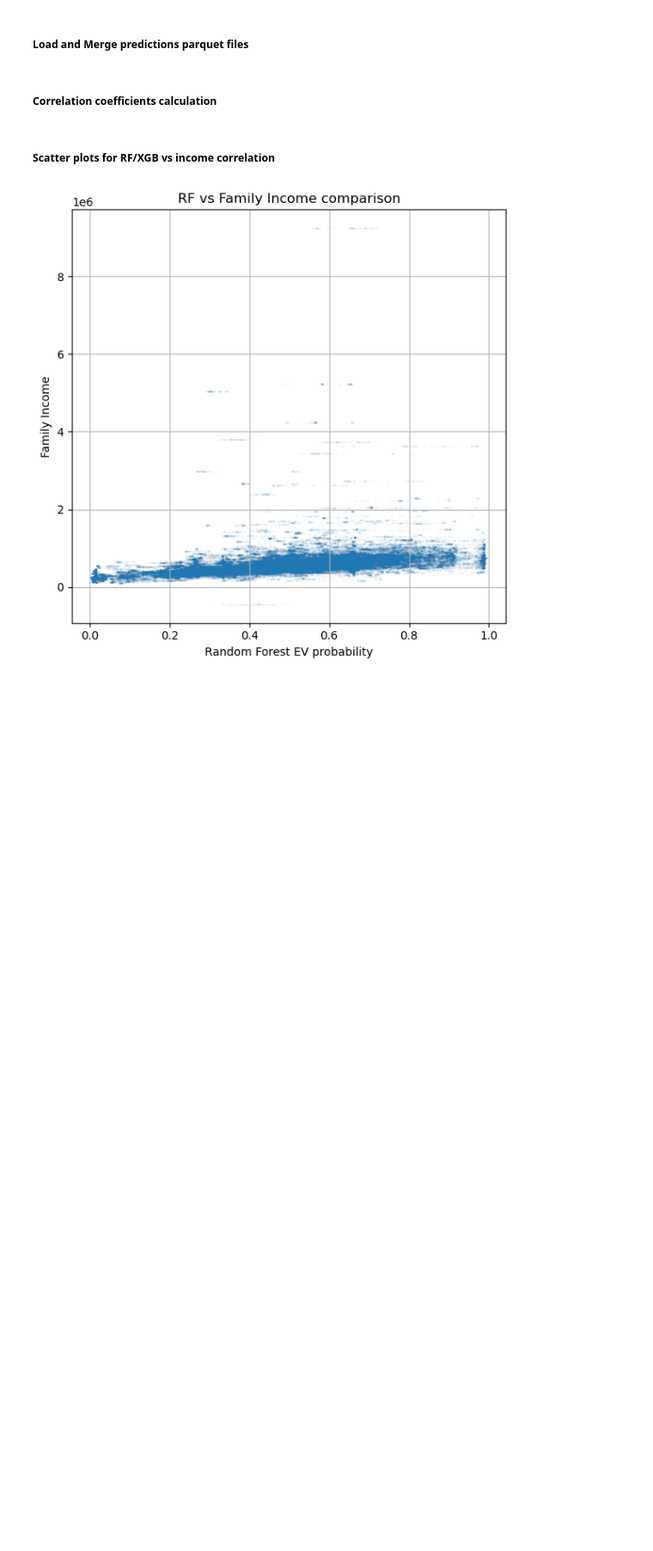
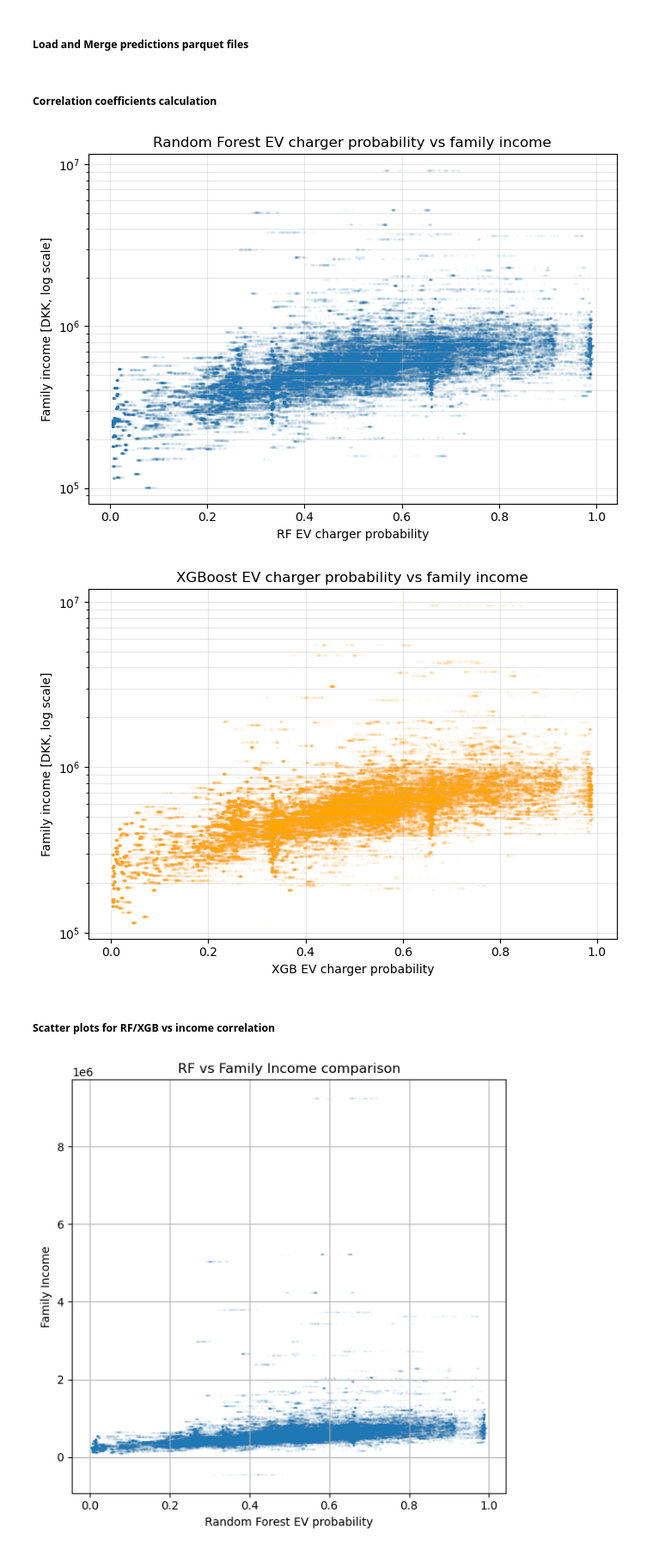
Before and after one commit to ChrisDoudesis/MSc-Thesis, a Jupyter notebook: src/RFvsXGB_correlation.ipynb, the cells around one changed output. Shown at 86% size. Drawn from its saved outputs; the diff is of its cells as text; code cells hidden in the pictures; blank space fills up the shorter version.

Commit message:
updated_plots

```diff
--- a/src/RFvsXGB_correlation.ipynb
+++ b/src/RFvsXGB_correlation.ipynb
@@ -45,6 +45,63 @@ weekly_corr = df_corr.select([
     pl.corr("xgb_EV_probability", "Family_Income_xgb", method="spearman").alias("XGB - Family_Income Spearman_corr")
 ]
 )
+# %%
+# Scatter plots
+import matplotlib.pyplot as plt
+
+# Convert only the needed columns to pandas/numpy for plotting
+plot_df = df_corr.select([
+    "rf_EV_probability",
+    "Family_Income_rf",
+    "xgb_EV_probability",
+    "Family_Income_xgb"
+]).to_pandas()
+
+plot_df_log = plot_df[
+    plot_df["Family_Income_rf"] > 0
+].copy()
+
+plt.figure(figsize=(7, 5))
+
+plt.scatter(
+    plot_df_log["rf_EV_probability"],
+    plot_df_log["Family_Income_rf"],
+    alpha=0.03,
+    s=2
+)
+
+plt.yscale("log")
+plt.xlabel("RF EV charger probability")
+plt.ylabel("Family income [DKK, log scale]")
+plt.title("Random Forest EV charger probability vs family income")
+plt.grid(True, alpha=0.3, which="both")
+plt.tight_layout()
+plt.show()
+
+plot_df_log_xgb = plot_df[
+    plot_df["Family_Income_xgb"] > 0
+].copy()
+
+plt.figure(figsize=(7, 5))
+
+plt.scatter(
+    plot_df_log_xgb["xgb_EV_probability"],
+    plot_df_log_xgb["Family_Income_xgb"],
+    alpha=0.03,
+    s=2,
+    color="orange"
+)
+
+plt.yscale("log")
+plt.xlabel("XGB EV charger probability")
+plt.ylabel("Family income [DKK, log scale]")
+plt.title("XGBoost EV charger probability vs family income")
+plt.grid(True, alpha=0.3, which="both")
+plt.tight_layout()
+plt.show()
+# %% [output]
+[figure, added]
+[figure, added]
 # %% [markdown]
 ##### Scatter plots for RF/XGB vs income correlation
 # %%
```
Also changed, not shown: 2 other files.
